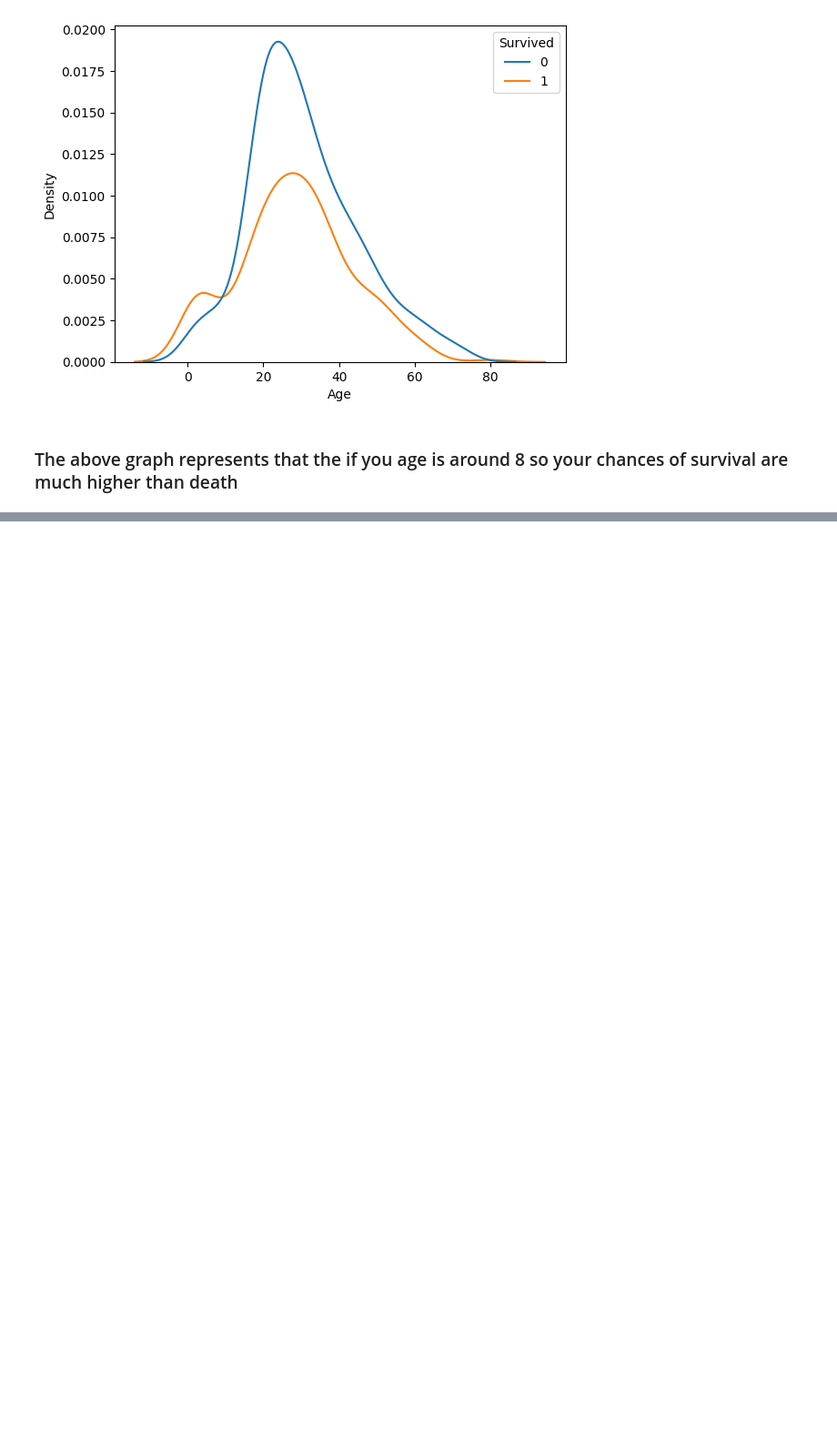
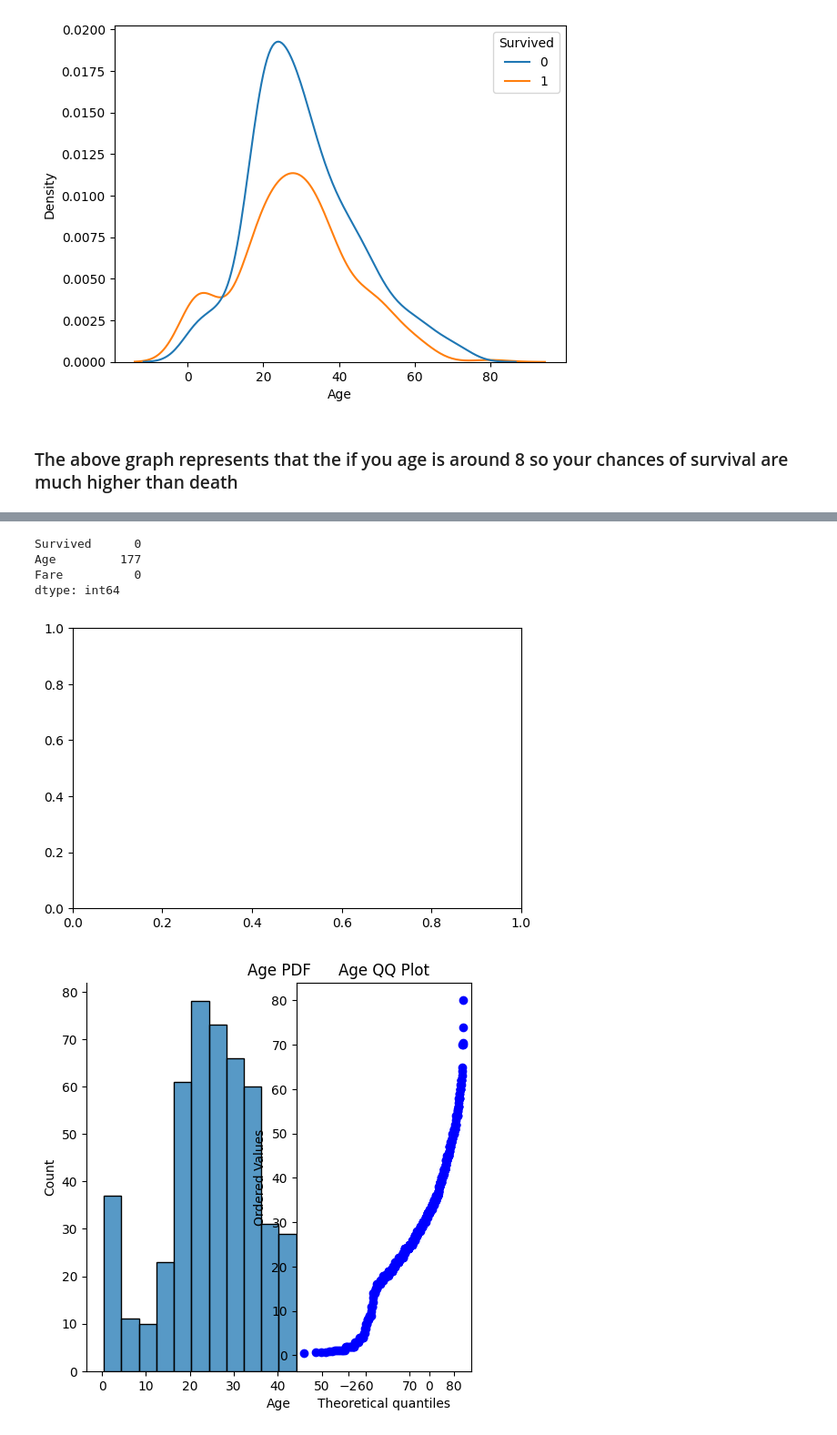
Before and after one commit to FarzamAhmed48/python-numPy, a Jupyter notebook: density-estimation/KDE.ipynb, the cells around one changed output, grey strips where cells are left out. Shown at 91% size. Drawn from its saved outputs; the diff is of its cells as text; code cells hidden in the pictures; blank space fills up the shorter version.

Commit message:
Functional Transformation implemented!

```diff
--- a/density-estimation/KDE.ipynb
+++ b/density-estimation/KDE.ipynb
@@ -101,0 +104,19 @@ sns.kdeplot(data=titanic,x='Age' ,hue='Survived')
+# %%
+import numpy as np
+import pandas as pd
+import scipy.stats as stats
+import matplotlib.pyplot as plt
+import seaborn as sns
+from sklearn.model_selection import train_test_split
+from sklearn.metrics import accuracy_score
+from sklearn.model_selection import cross_val_score
+from sklearn.linear_model import LogisticRegression
+from sklearn.tree import DecisionTreeClassifier
+
+from sklearn.preprocessing import FunctionTransformer
+from sklearn.compose import ColumnTransformer
+
+
+train = pd.read_csv("https://raw.githubusercontent.com/datasciencedojo/datasets/master/titanic.csv",usecols=['Age','Survived','Fare'])
+train.head()
+# train['Age'].fillna(train['Age'].mean(),inplace=True)
@@ -101,0 +130,26 @@ sns.kdeplot(data=titanic,x='Age' ,hue='Survived')
+# %%
+train.isnull().sum()
+# train['Age'] = train['Age'].fillna(train['Age'].mean())
+# %% [output]
+Survived      0
+Age         177
+Fare          0
+dtype: int64
+# %%
+x = train.iloc[:,1:3]
+y = train.iloc[:,0]
+# %%
+X_train,X_test,y_train,y_test = train_test_split(x,y,test_size=0.2,random_state=42)
+
+plt.figure(figsize=(14,4))
+plt.subplot(121)
+sns.displot(X_train['Age'])
+plt.title('Age PDF')
+
+plt.subplot(122)
+stats.probplot(X_train['Age'],dist="norm",plot=plt)
+plt.title("Age QQ Plot")
+plt.show()
+# %% [output]
+[figure, added]
+[figure, added]
```
Also changed, not shown: parts of 5 cells of this notebook.
